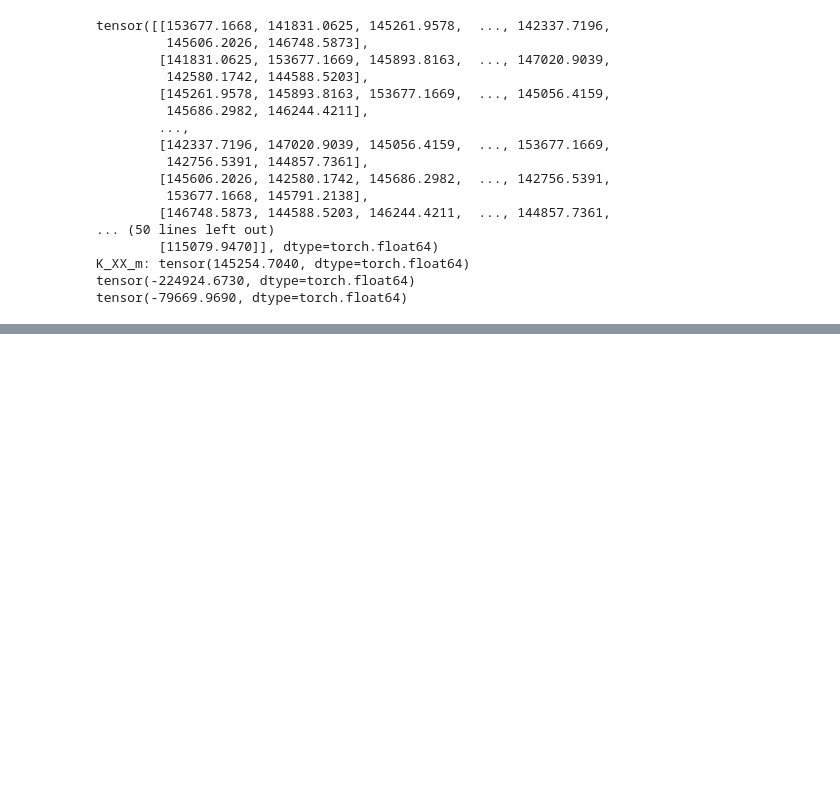
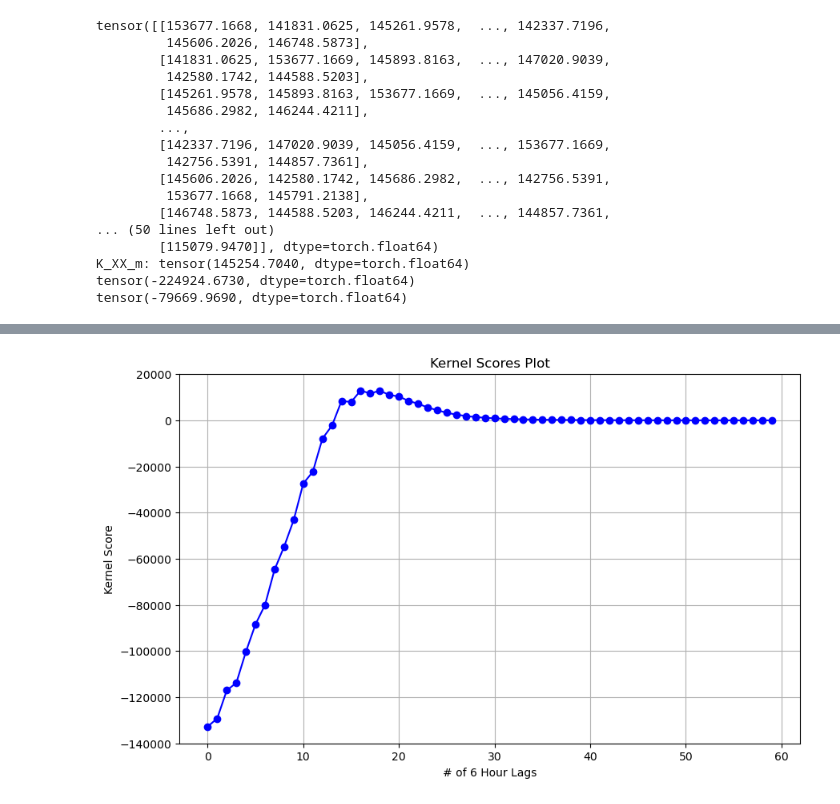
Before and after one commit to archerdodson/WeatherBench2-Implementation, a Jupyter notebook: SigKernelWeatherBench.ipynb, the cells around one changed output, grey strips where cells are left out. Saved outputs shown, nothing was run; the diff lists cells and outputs as text; code cells hidden in the pictures; blank space fills up the shorter version.

```diff
--- a/SigKernelWeatherBench.ipynb
+++ b/SigKernelWeatherBench.ipynb
@@ -329,0 +441,14 @@ tensor(-79669.9690, dtype=torch.float64)
+# %%
+kernelscores
+#Diving by 2*max, looks better?
+plt.figure(figsize=(10, 6))  # Set the figure size if needed
+plt.plot(kernelscores, marker='o', linestyle='-', color='b')  # Plot with line and marker
+plt.title("Kernel Scores Plot")
+plt.xlabel("# of 6 Hour Lags")
+plt.ylabel("Kernel Score")
+plt.grid(True)  # Optional: add a grid for better readability
+plt.show()
+
+#Largely reduces the alternating 0-12, 6-18 hour zigzag, still can be seen slightly but not causing changed minimum
+# %% [output]
+[figure, added]
```
Also changed, not shown: parts of 8 cells of this notebook, 1 other file.
